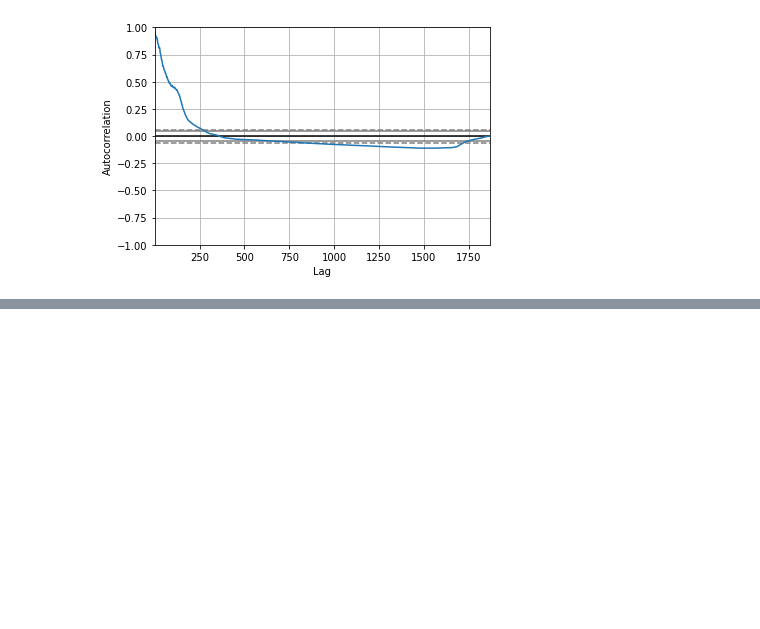
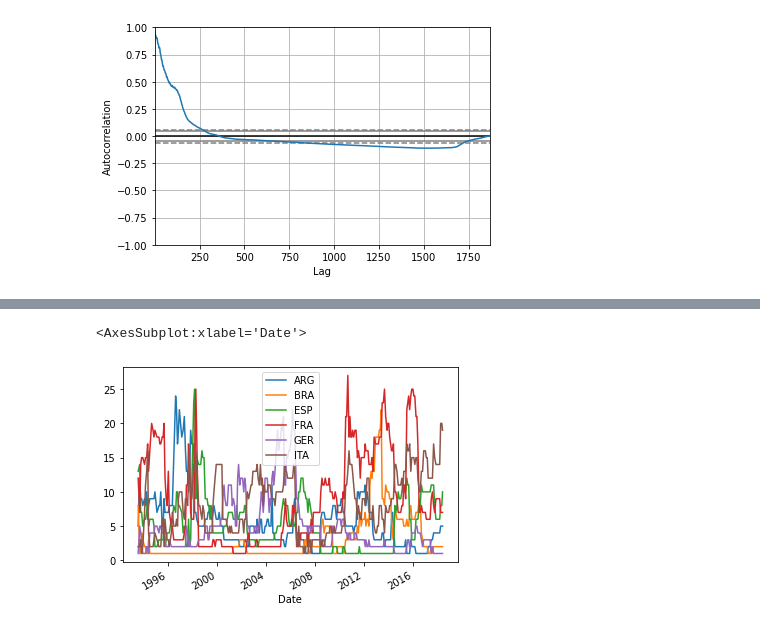
Before and after one commit to hari-viswanathan/learning, a Jupyter notebook: data_visualization.ipynb, the cells around one changed output, grey strips where cells are left out. Cells and saved outputs as stored; diff of their text form; code cells hidden in the pictures; blank space fills up the shorter version.

Commit message:
(misc) Seaborn intro and line plots

```diff
--- a/data_visualization.ipynb
+++ b/data_visualization.ipynb
@@ -94,0 +104,2 @@ autocorrelation_plot(crypto['volume'])
+# %%
+fifa_data = pd.read_csv('./datasets/fifa.csv', index_col='Date', parse_dates=True)
@@ -94,0 +116,5 @@ autocorrelation_plot(crypto['volume'])
+# %%
+fifa_data.plot.line()
+# %% [output]
+<AxesSubplot:xlabel='Date'>
+[figure, added]
```
Also changed, not shown: parts of 9 cells of this notebook.
